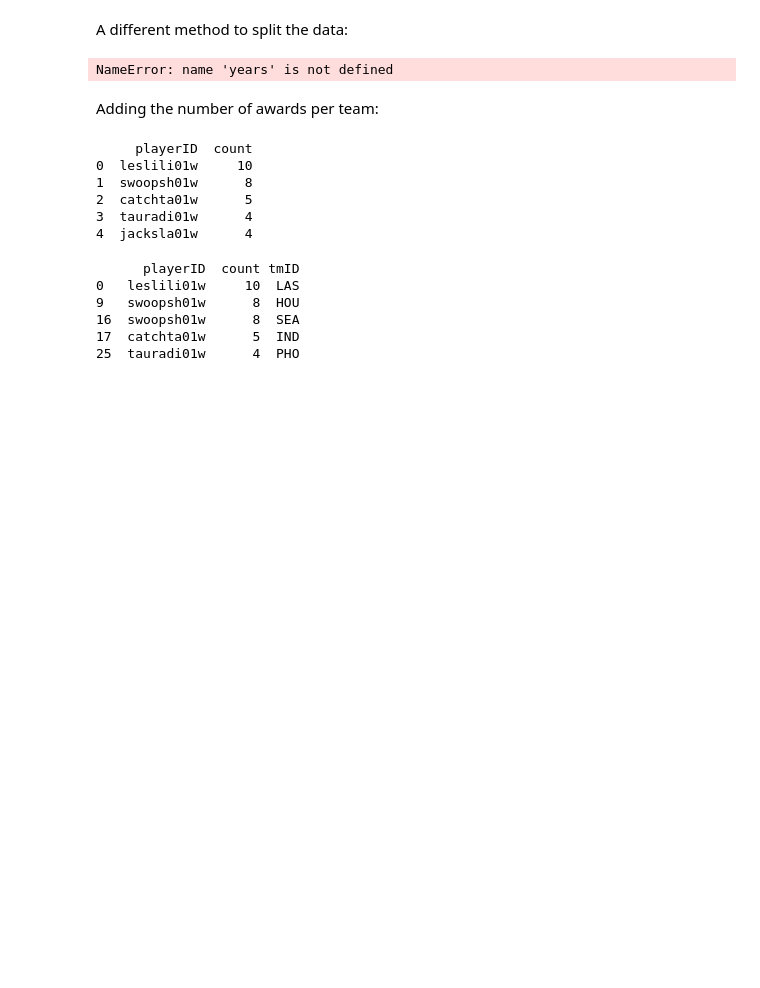
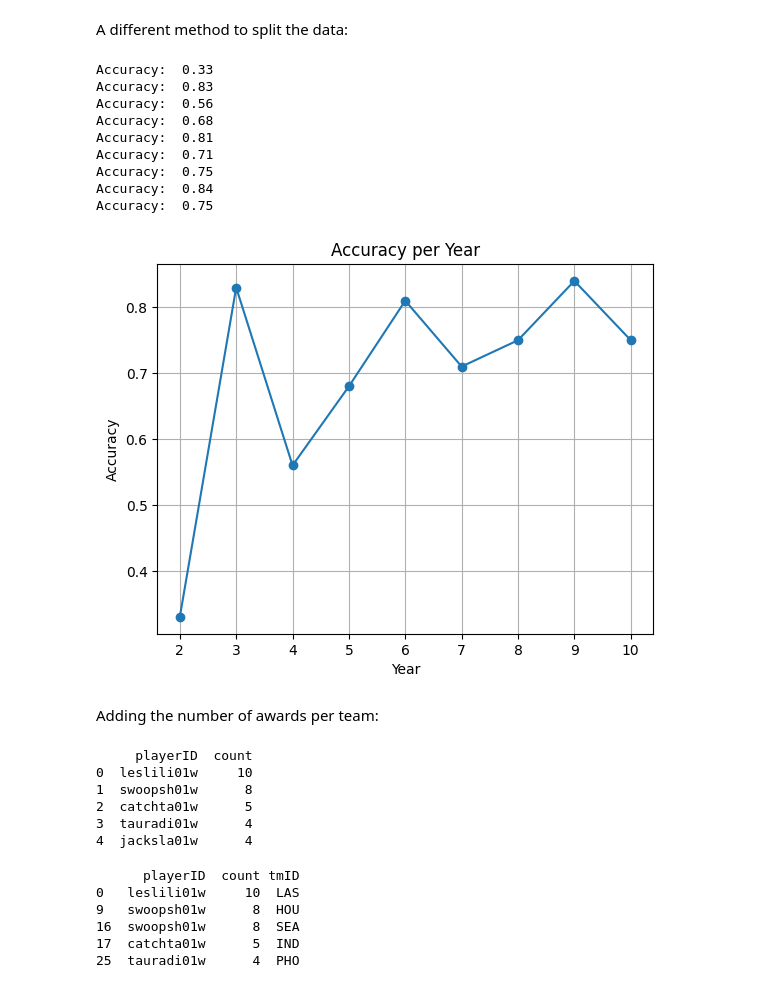
Before and after one commit to P1ntas/Machine-Learning, a Jupyter notebook: notebook.ipynb, the cells around one changed output. Drawn from its saved outputs; the diff is of its cells as text; code cells hidden in the pictures; blank space fills up the shorter version.

```diff
--- a/notebook.ipynb
+++ b/notebook.ipynb
@@ -283,39 +283,50 @@ A different method to split the data:
 def run_model_1():
     data1 = pd.get_dummies(data, columns=["tmID"])
     accuracy_list = []
+    years = data1['year'].unique()
+    years.sort()
 
     for year in range(2, len(years) + 1):
         current_year_data = data1[data1['year'] == year]
         previous_years_data = data1[data1['year'] < year]
 
         current_year_data = current_year_data.copy()
 
         X = previous_years_data.drop(columns=["playoff"])
 
         Y = previous_years_data["playoff"]
 
         X_train, X_test, Y_train, Y_test = train_test_split(X, Y, test_size=0.7, random_state=42)
 
         model = DecisionTreeClassifier(random_state=42)
 
         model.fit(X_train, Y_train)
 
         predictions = model.predict(X_test)
 
         accuracy = round(accuracy_score(Y_test, predictions), 2)
         print("Accuracy: ", accuracy)
         accuracy_list.append(accuracy)
 
     plt.plot(list(range(2, len(years) + 1)), accuracy_list, marker='o', linestyle='-')
     plt.xlabel("Year")
     plt.ylabel("Accuracy")
     plt.title("Accuracy per Year")
     plt.grid(True)
     plt.show()
 
 run_model_1()
 # %% [output]
-NameError: name 'years' is not defined
+Accuracy:  0.33
+Accuracy:  0.83
+Accuracy:  0.56
+Accuracy:  0.68
+Accuracy:  0.81
+Accuracy:  0.71
+Accuracy:  0.75
+Accuracy:  0.84
+Accuracy:  0.75
+[figure, added]
 # %% [markdown]
 Adding the number of awards per team:
 # %%
```
Also changed, not shown: parts of 5 cells of this notebook.
